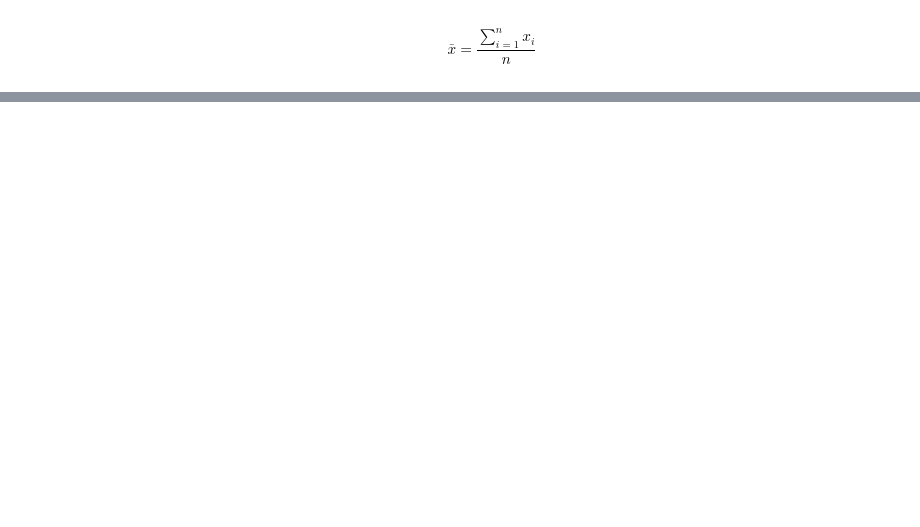
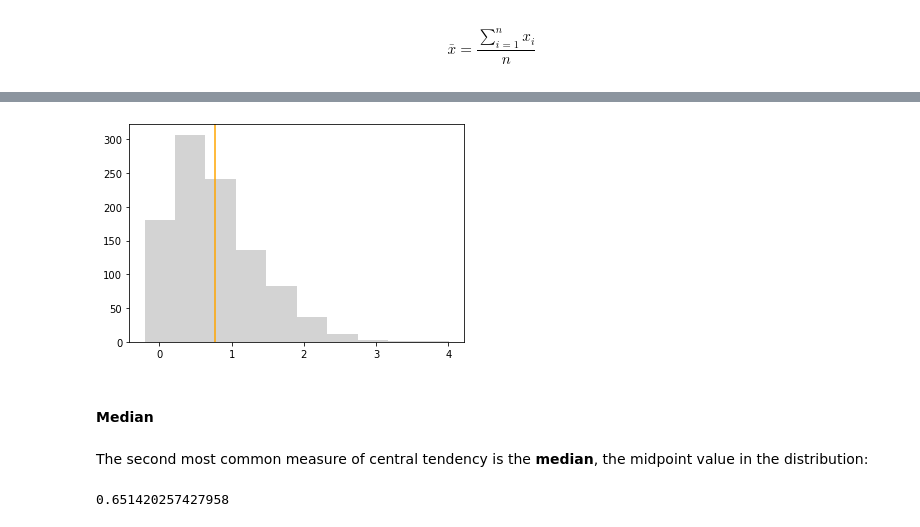
Before and after one commit to jonkrohn/ML-foundations, a Jupyter notebook: notebooks/6-statistics.ipynb, the cells around one changed output, grey strips where cells are left out. Cells and saved outputs as stored; diff of their text form; code cells hidden in the pictures; blank space fills up the shorter version.

```diff
--- a/notebooks/6-statistics.ipynb
+++ b/notebooks/6-statistics.ipynb
@@ -67,0 +92,14 @@ $$ \bar{x} = \frac{\sum_{i=1}^n x_i}{n} $$
+# %%
+fig, ax = plt.subplots()
+plt.axvline(x = np.mean(x), color='orange')
+_ = plt.hist(x, color = 'lightgray')
+# %% [output]
+[figure, added]
+# %% [markdown]
+#### Median
+# %% [markdown]
+The second most common measure of central tendency is the **median**, the midpoint value in the distribution:
+# %%
+np.median(x)
+# %% [output]
+0.651420257427958
```
Also changed, not shown: parts of 66 cells of this notebook.
